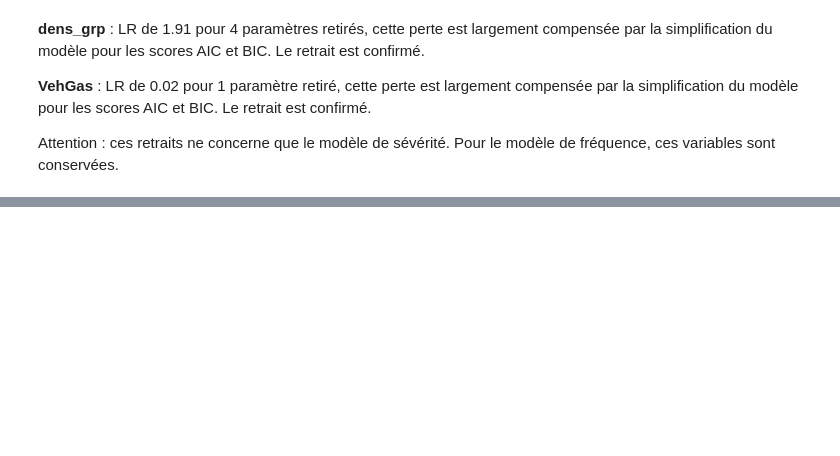
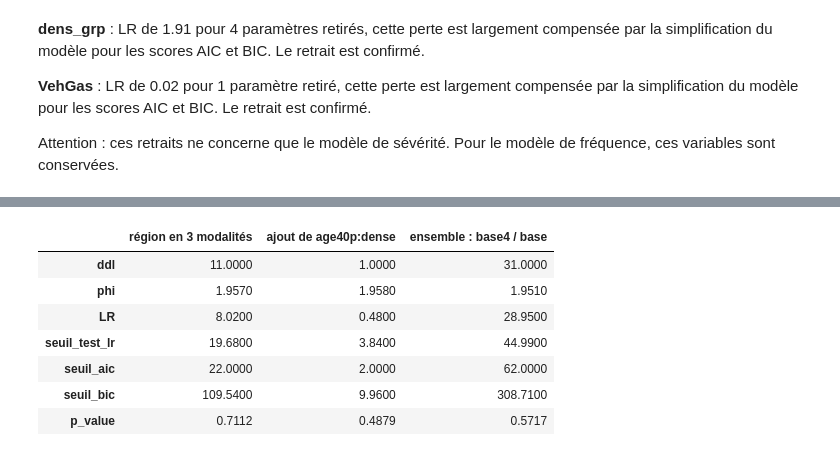
Before and after one commit to Charlesptrd/pricing-glm-vs-ml, a Jupyter notebook: notebooks/03_glm_severite.ipynb, the cells around one changed output, grey strips where cells are left out. Cells and saved outputs as stored; diff of their text form; code cells hidden in the pictures; blank space fills up the shorter version.

Commit message:
fin de l'ajustement du modèle de sévérité.

```diff
--- a/notebooks/03_glm_severite.ipynb
+++ b/notebooks/03_glm_severite.ipynb
@@ -449,0 +521,30 @@ pd.DataFrame({
+# %%
+sev_train = colonnes_sev(sev_train)
+sev_test  = colonnes_sev(sev_test)
+
+# Modèle de référence du lot 4 : âge en 3 tranches, marque retirée
+TERMES_SEV_4 = remplacer(TERMES_SEV_3, "age", "C(age_sev, Treatment('22+'))")
+TERMES_SEV_4 = sans(TERMES_SEV_4, "brand")
+base4 = ajuster_gamma(formule_sev(TERMES_SEV_4), sev_train)
+
+# Région en 3 modalités : R91, R93, et toutes les autres
+t_region = remplacer(TERMES_SEV_4, "region", "C(region_sev, Treatment('reste'))")
+m_region = ajuster_gamma(formule_sev(t_region), sev_train)
+
+# Ajout de l'interaction héritée de la fréquence
+m_inter = ajuster_gamma(formule_sev({**TERMES_SEV_4, "inter": "age40p:dense"}), sev_train)
+
+pd.DataFrame({
+    "région en 3 modalités":   comparer_glm_gamma(m_region, base4),
+    "ajout de age40p:dense":   comparer_glm_gamma(base4, m_inter),
+    "ensemble : base4 / base": comparer_glm_gamma(base4, base),
+})
+# %% [output]
+|  | région en 3 modalités | ajout de age40p:dense | ensemble : base4 / base |
+| ddl | 11.0000 | 1.0000 | 31.0000 |
+| phi | 1.9570 | 1.9580 | 1.9510 |
+| LR | 8.0200 | 0.4800 | 28.9500 |
+| seuil_test_lr | 19.6800 | 3.8400 | 44.9900 |
+| seuil_aic | 22.0000 | 2.0000 | 62.0000 |
+| seuil_bic | 109.5400 | 9.9600 | 308.7100 |
+| p_value | 0.7112 | 0.4879 | 0.5717 |
```
Also changed, not shown: parts of 17 cells of this notebook, 1 other file.
